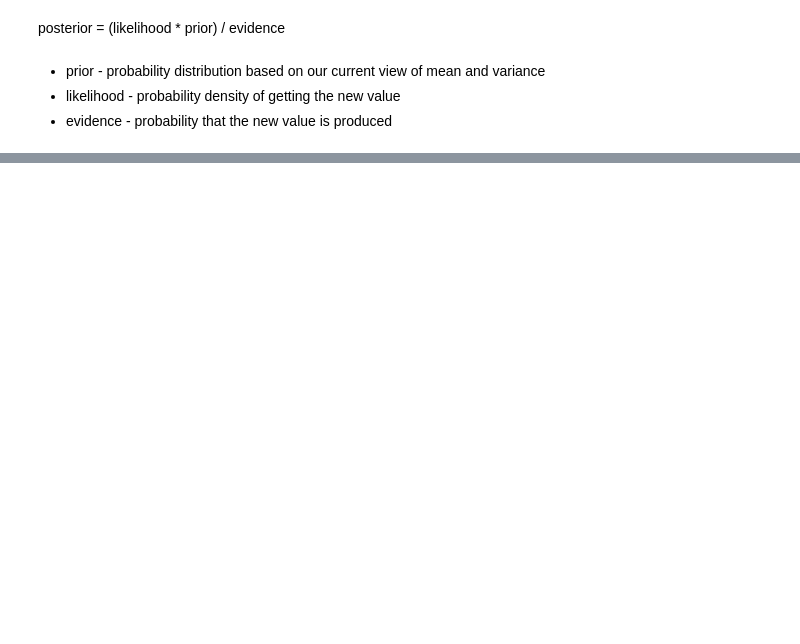
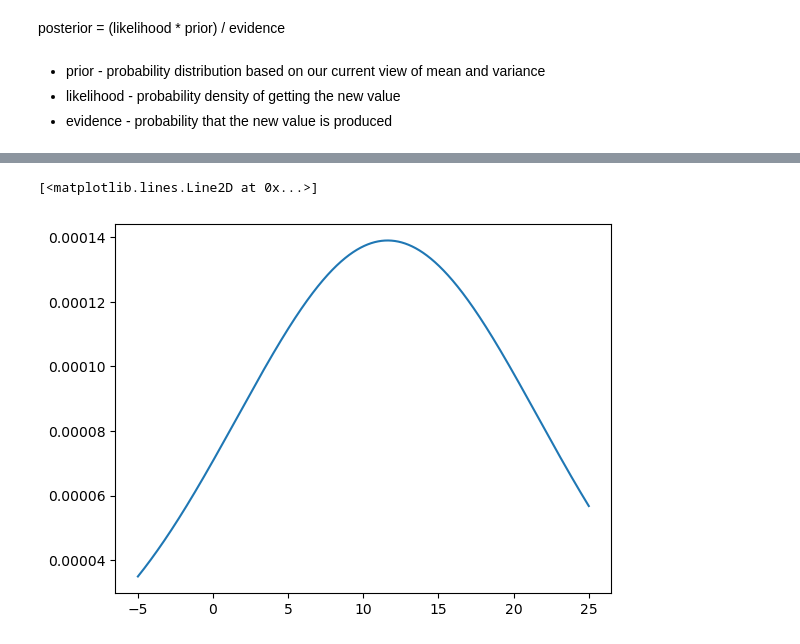
Before and after one commit to ciaran-grant/afl-player-ratings, a Jupyter notebook: exploratory_analysis/team_ratings_eda.ipynb, the cells around one changed output, grey strips where cells are left out. Saved outputs shown, nothing was run; the diff lists cells and outputs as text; code cells hidden in the pictures; blank space fills up the shorter version.

```diff
--- a/exploratory_analysis/team_ratings_eda.ipynb
+++ b/exploratory_analysis/team_ratings_eda.ipynb
@@ -373,0 +357,13 @@ plt.plot(mu, prior_dist)
+# %%
+# likelihood
+actual_value = home_player_values[home_player_values['Player'] == player]['actual_exp_vaep_value'].iloc[0]
+def likelihood_func(data, mu, sigma):
+    likelihood_out = stats.norm.pdf(data, mu, scale=sigma)
+    return likelihood_out / likelihood_out.sum()
+
+likelihood_out = likelihood_func(actual_value, mu, prior_std)
+
+plt.plot(mu, likelihood_out)
+# %% [output]
+[<matplotlib.lines.Line2D at 0x...>]
+[figure, added]
```
Also changed, not shown: parts of 54 cells of this notebook, 11 other files.
